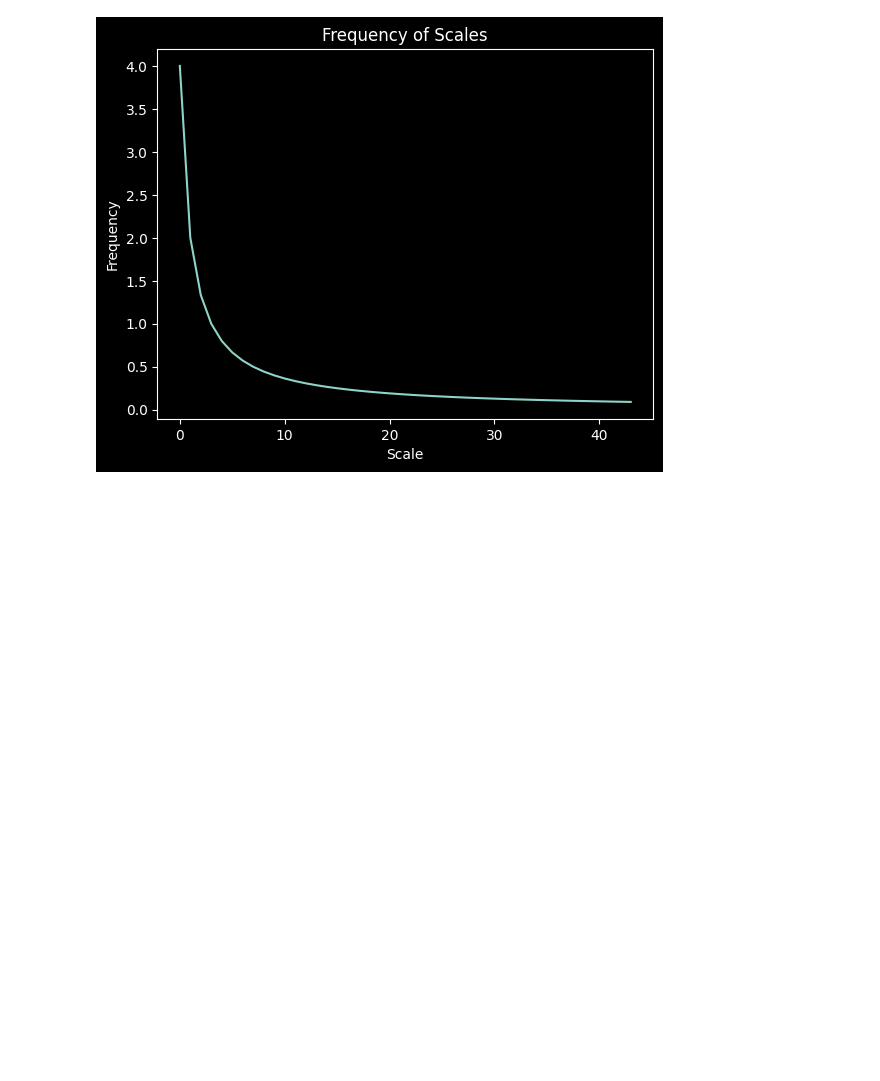
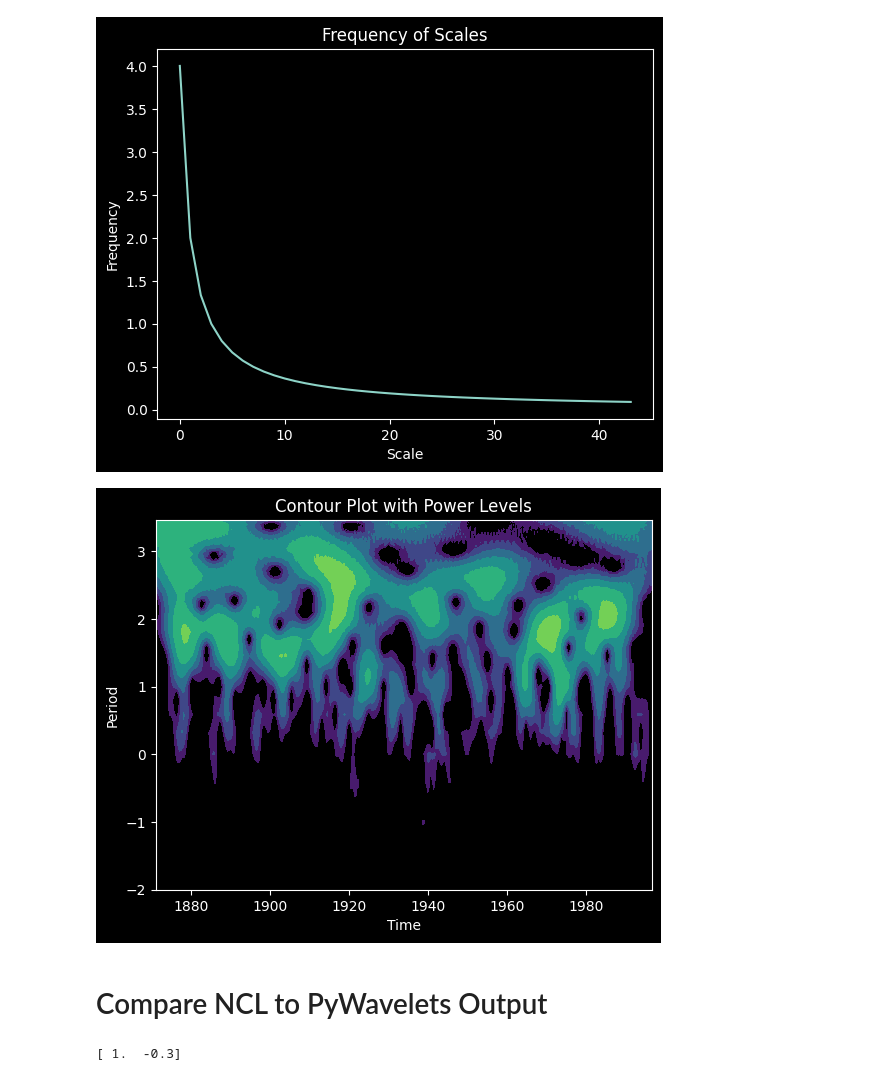
Before and after one commit to cyschneck/wavelet-tutorial, a Jupyter notebook: wavelet_nino.ipynb, the cells around one changed output. Drawn from its saved outputs; the diff is of its cells as text; code cells hidden in the pictures; blank space fills up the shorter version.

Commit message:
input ncl data output

```diff
--- a/wavelet_nino.ipynb
+++ b/wavelet_nino.ipynb
@@ -102,3 +91,30 @@ plt.plot(freqs)
 # %% [output]
 [<matplotlib.lines.Line2D at 0x...>]
 [figure]
+# %%
+# contour plot
+fig, ax = plt.subplots()
+plt.style.use('dark_background')
+period = 1 / freqs
+power = np.power(abs(wavelet_coeffs), 2)
+levels = [0.0625, 0.125, 0.25, 0.5, 1, 2, 4, 8]
+ax.contourf(time_range, np.log2(period), np.log2(power), np.log2(levels))
+plt.title("Contour Plot with Power Levels")
+plt.xlabel("Time")
+plt.ylabel("Period")
+plt.show()
+# %% [output]
+[figure, new version]
+# %% [markdown]
+# Compare NCL to PyWavelets Output
+# %%
+# Compare Output Coefficients
+ncl_data = np.genfromtxt("data/ncl_csv.csv", skip_header=1, delimiter=',')
+print(ncl_data[:][1])
+
+#time_range = (np.arange(0, len(ncl_data)) * dt) + time_0 # from 1871.00 to 1996.75
+#ncl_df = pd.DataFrame({'time (years)': time_range, 'temperature (C)': ncl_data})
+#ncl_df.head()
+#print(f"NCL dataframe is the same as the data from paos = {np.all(ncl_df == sst_df)}")
+# %% [output]
+[ 1.  -0.3]
```
Also changed, not shown: parts of 2 cells of this notebook, 4 other files.
